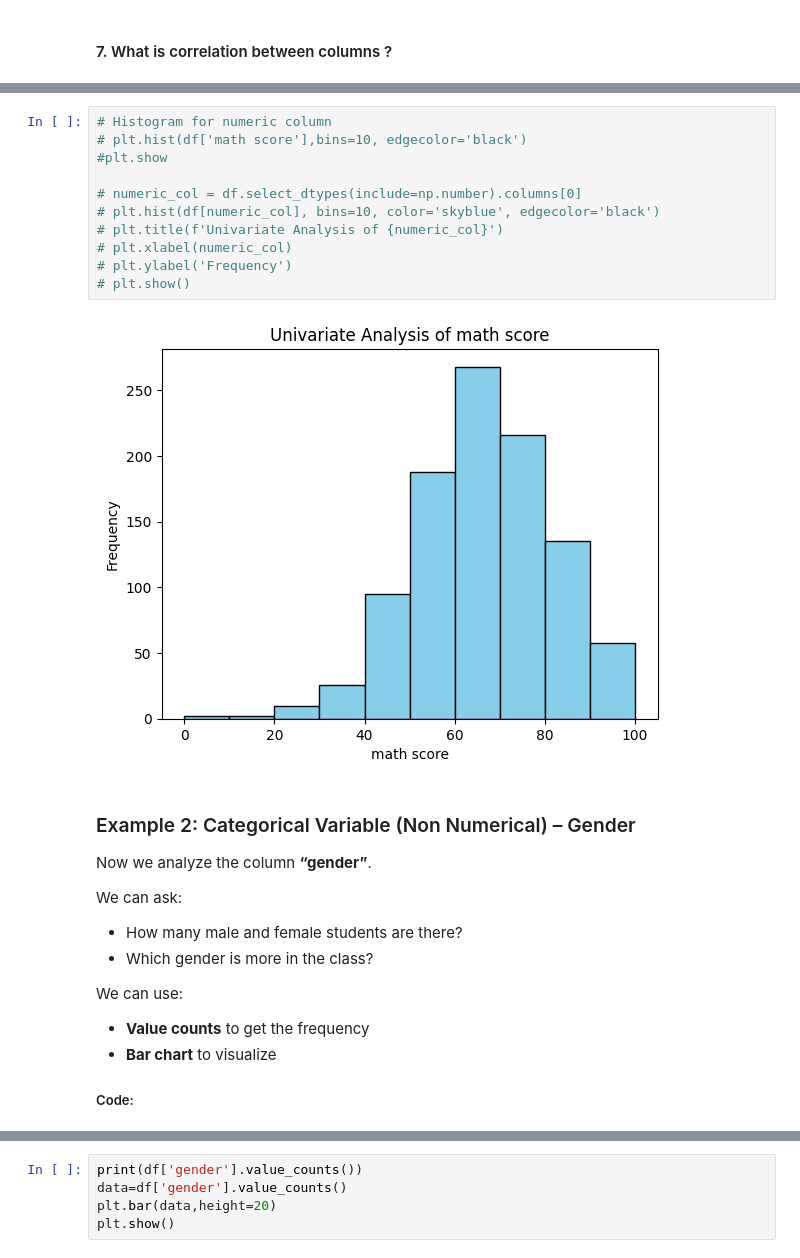
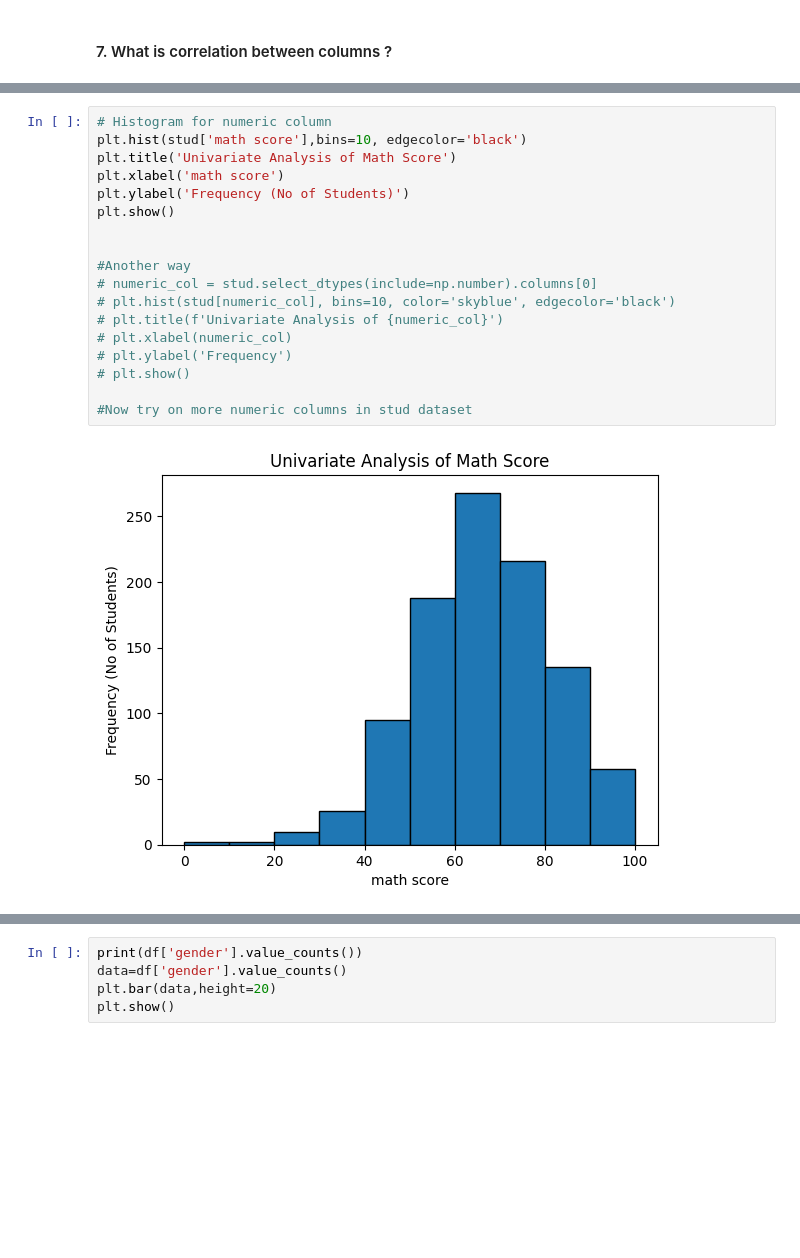
Before and after one commit to sbccas/data-analytics-using-python, a Jupyter notebook: 2_Lecture_Notes/Unit1_Fundamentals_of_Data_Analytics.ipynb, the cells around one changed output, grey strips where cells are left out. Cells and saved outputs as stored; diff of their text form; blank space fills up the shorter version.

```diff
--- a/2_Lecture_Notes/Unit1_Fundamentals_of_Data_Analytics.ipynb
+++ b/2_Lecture_Notes/Unit1_Fundamentals_of_Data_Analytics.ipynb
@@ -430,27 +463,20 @@ sns.barplot(stud['race/ethnicity'].value_counts())
 # %%
 # Histogram for numeric column
-# plt.hist(df['math score'],bins=10, edgecolor='black')
-#plt.show
+plt.hist(stud['math score'],bins=10, edgecolor='black')
+plt.title('Univariate Analysis of Math Score')
+plt.xlabel('math score')
+plt.ylabel('Frequency (No of Students)')
+plt.show()
 
-# numeric_col = df.select_dtypes(include=np.number).columns[0]
-# plt.hist(df[numeric_col], bins=10, color='skyblue', edgecolor='black')
+
+#Another way
+# numeric_col = stud.select_dtypes(include=np.number).columns[0]
+# plt.hist(stud[numeric_col], bins=10, color='skyblue', edgecolor='black')
 # plt.title(f'Univariate Analysis of {numeric_col}')
 # plt.xlabel(numeric_col)
 # plt.ylabel('Frequency')
 # plt.show()
+
+#Now try on more numeric columns in stud dataset
 # %% [output]
-[figure, old version]
+[figure, new version]
-# %% [markdown]
-### Example 2: Categorical Variable (Non Numerical) – Gender
-
-Now we analyze the column **“gender”**.
-
-We can ask:
- - How many male and female students are there?
- - Which gender is more in the class?
-
-We can use:
- - **Value counts** to get the frequency
- - **Bar chart** to visualize
-
-##### Code:
```
Also changed, not shown: parts of 14 cells of this notebook, 1 other file.
